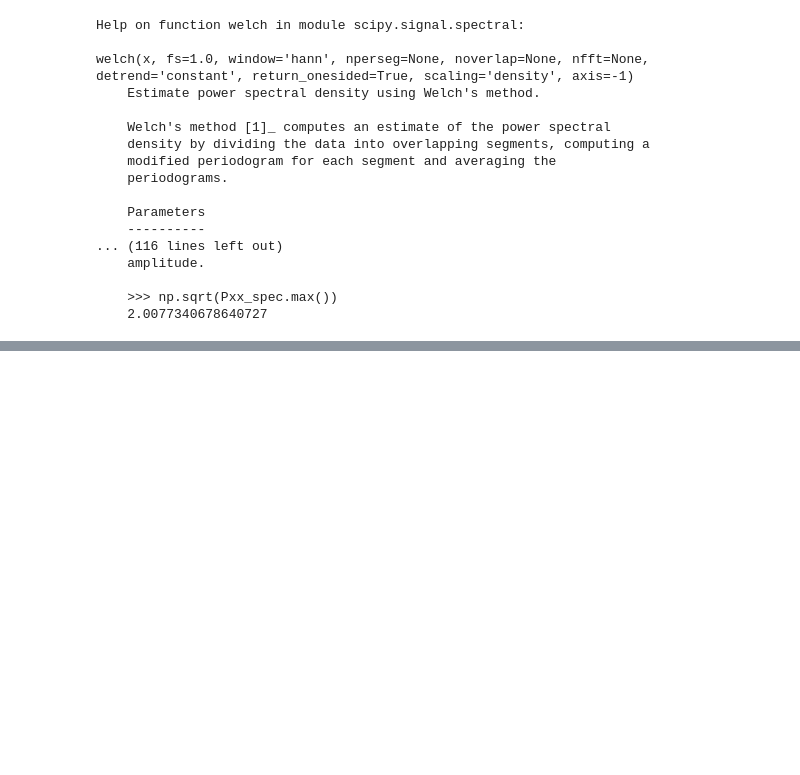
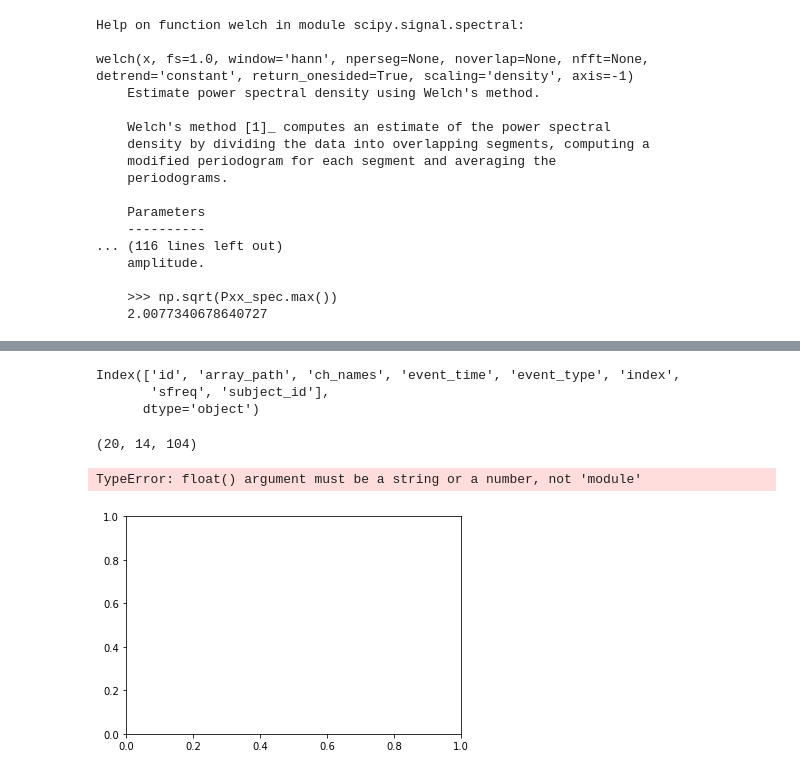
Before and after one commit to finiteautomata/p300speller, a Jupyter notebook: notebooks/feature_extraction.py.ipynb, the cells around one changed output, grey strips where cells are left out. Drawn from its saved outputs; the diff is of its cells as text; code cells hidden in the pictures; blank space fills up the shorter version.

```diff
--- a/notebooks/feature_extraction.py.ipynb
+++ b/notebooks/feature_extraction.py.ipynb
@@ -128,0 +92,10 @@ array([  6.90918709e-13,   1.84073799e-11,   9.68984393e-12,
+# %%
+df = pd.read_csv("output/output.csv")
+
+df = df.iloc[:20]
+
+df.columns
+# %% [output]
+Index(['id', 'array_path', 'ch_names', 'event_time', 'event_type', 'index',
+       'sfreq', 'subject_id'],
+      dtype='object')
@@ -128,0 +135,6 @@ array([  6.90918709e-13,   1.84073799e-11,   9.68984393e-12,
+# %%
+signals = transformer.transform(df.array_path)
+
+print(signals.shape)
+# %% [output]
+(20, 14, 104)
@@ -128,0 +143,5 @@ array([  6.90918709e-13,   1.84073799e-11,   9.68984393e-12,
+# %%
+plt.plot(signal[1, 14]
+# %% [output]
+TypeError: float() argument must be a string or a number, not 'module'
+[figure, added]
```
Also changed, not shown: parts of 13 cells of this notebook, 4 other files.
